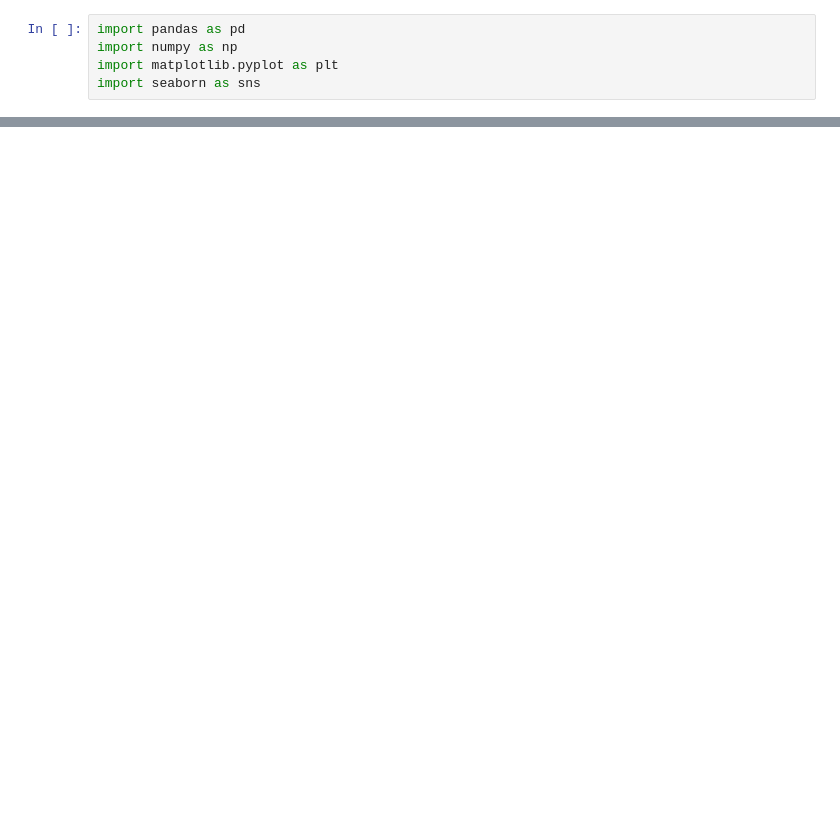
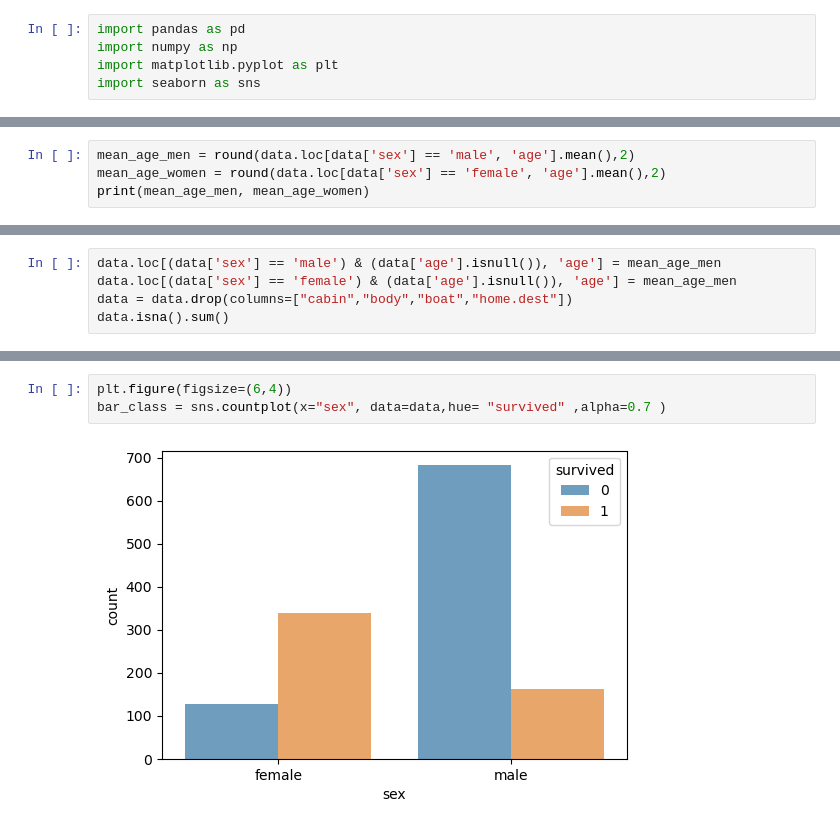
Before and after one commit to FranFer03/data_science, a Jupyter notebook: Titanic/Titanic.ipynb, the cells around one changed output, grey strips where cells are left out. Saved outputs shown, nothing was run; the diff lists cells and outputs as text; blank space fills up the shorter version.

```diff
--- a/Titanic/Titanic.ipynb
+++ b/Titanic/Titanic.ipynb
@@ -102,0 +54,4 @@ data[["Survived","Sex"]]
+# %%
+mean_age_men = round(data.loc[data['sex'] == 'male', 'age'].mean(),2)
+mean_age_women = round(data.loc[data['sex'] == 'female', 'age'].mean(),2)
+print(mean_age_men, mean_age_women)
@@ -102,0 +60,5 @@ data[["Survived","Sex"]]
+# %%
+data.loc[(data['sex'] == 'male') & (data['age'].isnull()), 'age'] = mean_age_men
+data.loc[(data['sex'] == 'female') & (data['age'].isnull()), 'age'] = mean_age_men
+data = data.drop(columns=["cabin","body","boat","home.dest"])
+data.isna().sum()
@@ -102,0 +77,5 @@ data[["Survived","Sex"]]
+# %%
+plt.figure(figsize=(6,4))
+bar_class = sns.countplot(x="sex", data=data,hue= "survived" ,alpha=0.7 )
+# %% [output]
+[figure, added]
```
Also changed, not shown: parts of 11 cells of this notebook, 2 other files.
